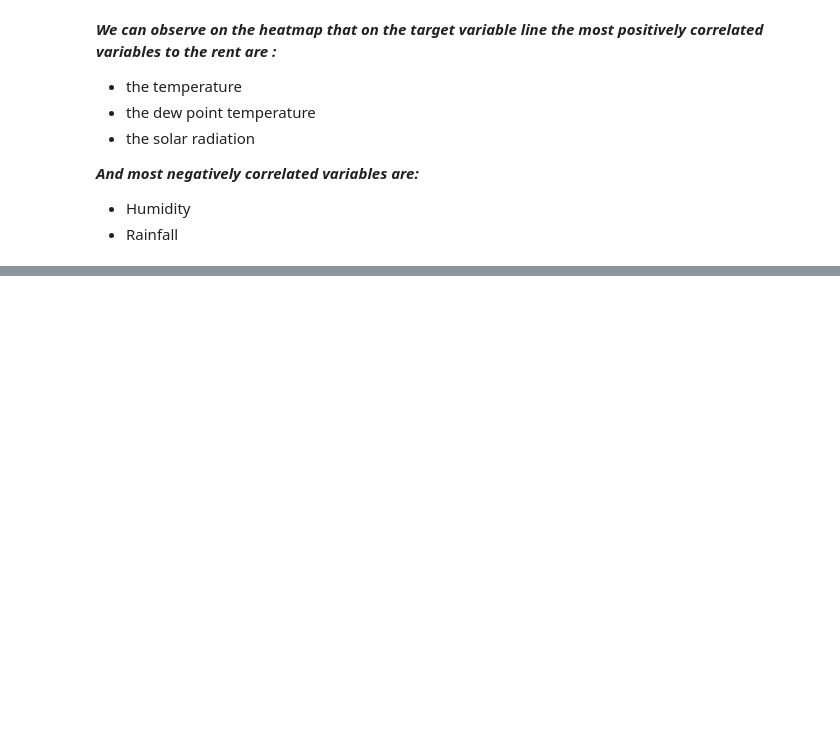
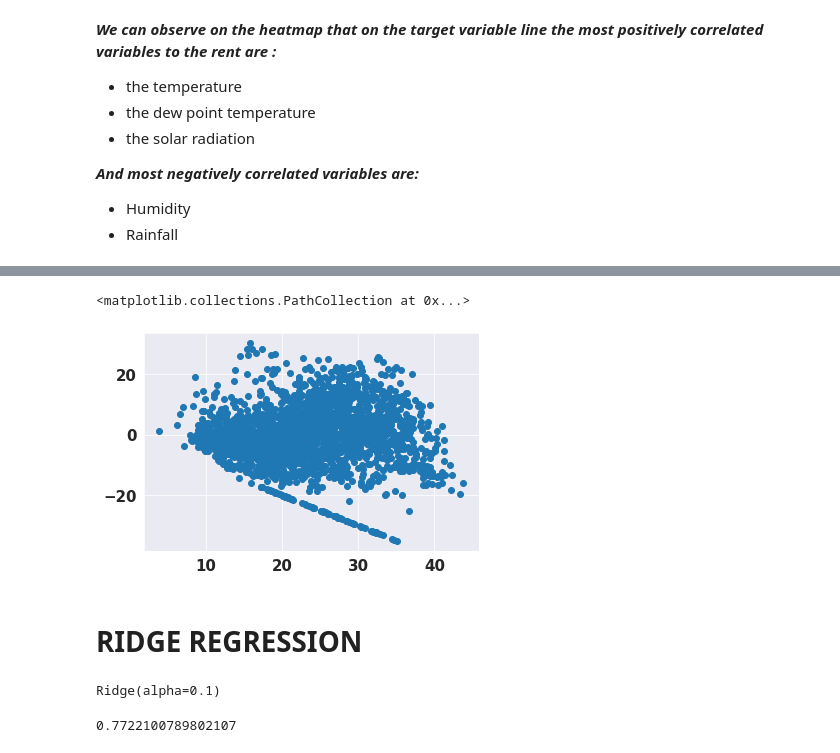
Before and after one commit to yashwany/Bike-Sharing-Demand-Prediction, a Jupyter notebook: Capstone_project_Bike_Sharing_Demand_Prediction.ipynb, the cells around one changed output, grey strips where cells are left out. Cells and saved outputs as stored; diff of their text form; code cells hidden in the pictures; blank space fills up the shorter version.

```diff
--- a/Capstone_project_Bike_Sharing_Demand_Prediction.ipynb
+++ b/Capstone_project_Bike_Sharing_Demand_Prediction.ipynb
@@ -846,0 +1219,8 @@ sns.heatmap((correlation),mask=mask, annot=True,cmap='YlGnBu')
+# %%
+### Heteroscadacity
+plt.scatter((y_pred_test_lasso),(y_test-y_pred_test_lasso))
+# %% [output]
+<matplotlib.collections.PathCollection at 0x...>
+[figure, added]
+# %% [markdown]
+# **RIDGE REGRESSION**
@@ -846,0 +1232,10 @@ sns.heatmap((correlation),mask=mask, annot=True,cmap='YlGnBu')
+# %%
+#FIT THE MODEL
+ridge.fit(X_train,y_train)
+# %% [output]
+Ridge(alpha=0.1)
+# %%
+#check the score
+ridge.score(X_train, y_train)
+# %% [output]
+0.7722100789802107
```
Also changed, not shown: parts of 82 cells of this notebook.
